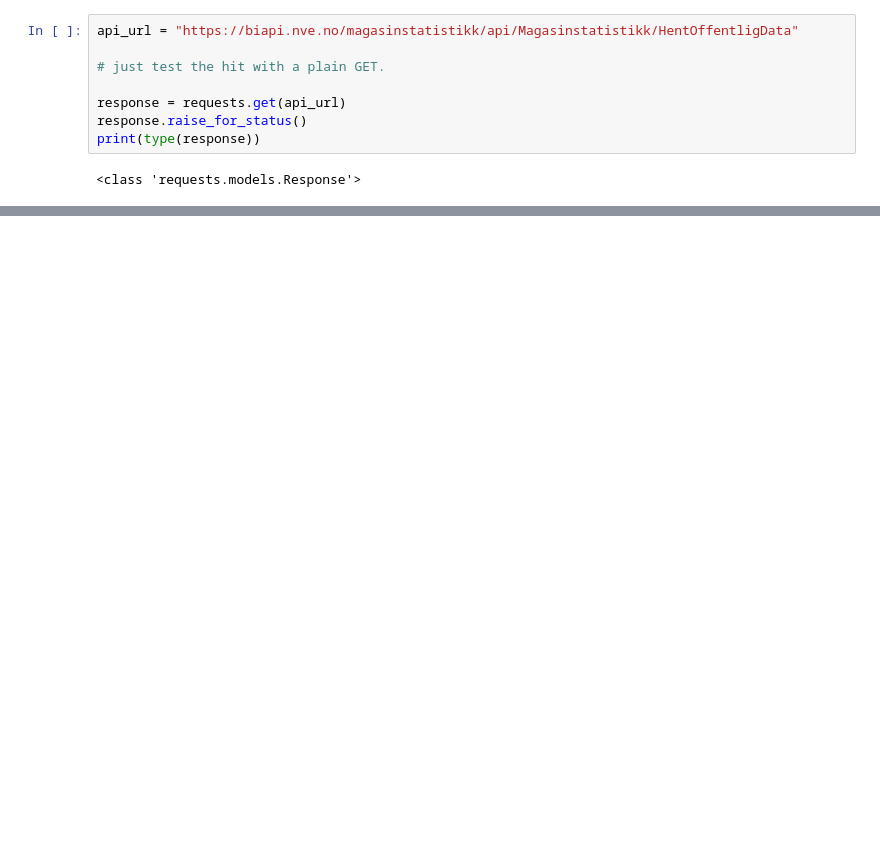
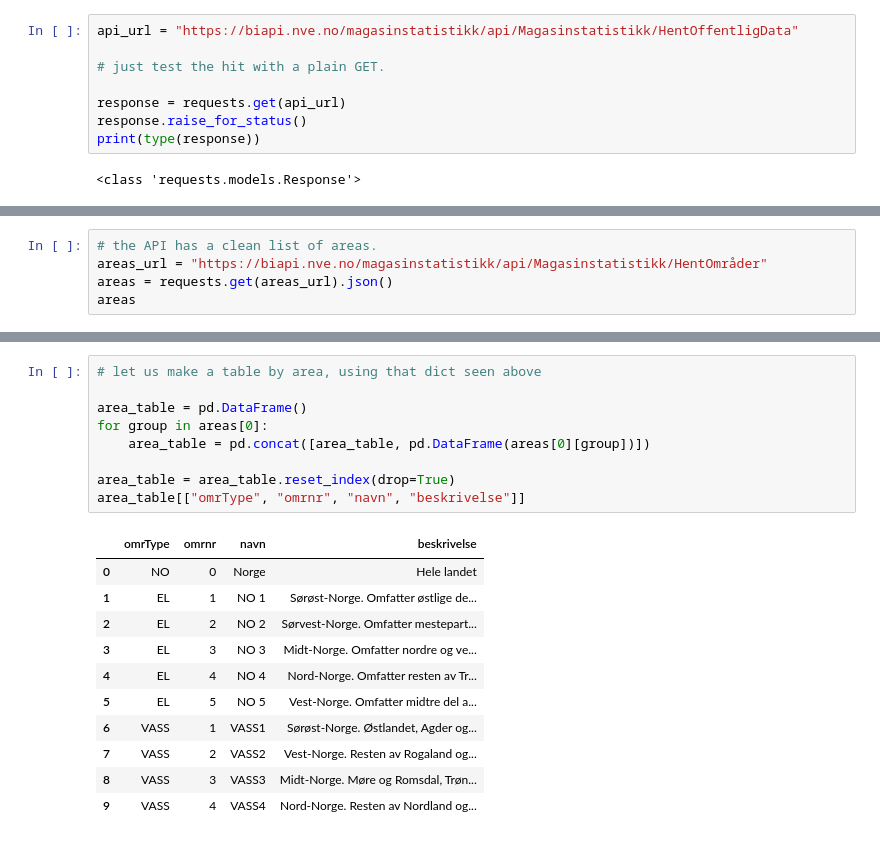
Before and after one commit to viktorbgulbrandsen/ind320-viktorbgulbrandsen, a Jupyter notebook: project2/part2.ipynb, the cells around one changed output, grey strips where cells are left out. Saved outputs shown, nothing was run; the diff lists cells and outputs as text; blank space fills up the shorter version.

```diff
--- a/project2/part2.ipynb
+++ b/project2/part2.ipynb
@@ -40,0 +106,5 @@ df.head()
+# %%
+# the API has a clean list of areas.
+areas_url = "https://biapi.nve.no/magasinstatistikk/api/Magasinstatistikk/HentOmråder"
+areas = requests.get(areas_url).json()
+areas
@@ -40,0 +129,21 @@ df.head()
+# %%
+# let us make a table by area, using that dict seen above
+
+area_table = pd.DataFrame()
+for group in areas[0]:
+    area_table = pd.concat([area_table, pd.DataFrame(areas[0][group])])
+
+area_table = area_table.reset_index(drop=True)
+area_table[["omrType", "omrnr", "navn", "beskrivelse"]]
+# %% [output]
+|  | omrType | omrnr | navn | beskrivelse |
+| 0 | NO | 0 | Norge | Hele landet |
+| 1 | EL | 1 | NO 1 | Sørøst-Norge. Omfatter østlige de... |
+| 2 | EL | 2 | NO 2 | Sørvest-Norge. Omfatter mestepart... |
+| 3 | EL | 3 | NO 3 | Midt-Norge. Omfatter nordre og ve... |
+| 4 | EL | 4 | NO 4 | Nord-Norge. Omfatter resten av Tr... |
+| 5 | EL | 5 | NO 5 | Vest-Norge. Omfatter midtre del a... |
+| 6 | VASS | 1 | VASS1 | Sørøst-Norge. Østlandet, Agder og... |
+| 7 | VASS | 2 | VASS2 | Vest-Norge. Resten av Rogaland og... |
+| 8 | VASS | 3 | VASS3 | Midt-Norge. Møre og Romsdal, Trøn... |
+| 9 | VASS | 4 | VASS4 | Nord-Norge. Resten av Nordland og... |
```
Also changed, not shown: parts of 32 cells of this notebook, 14 other files.
